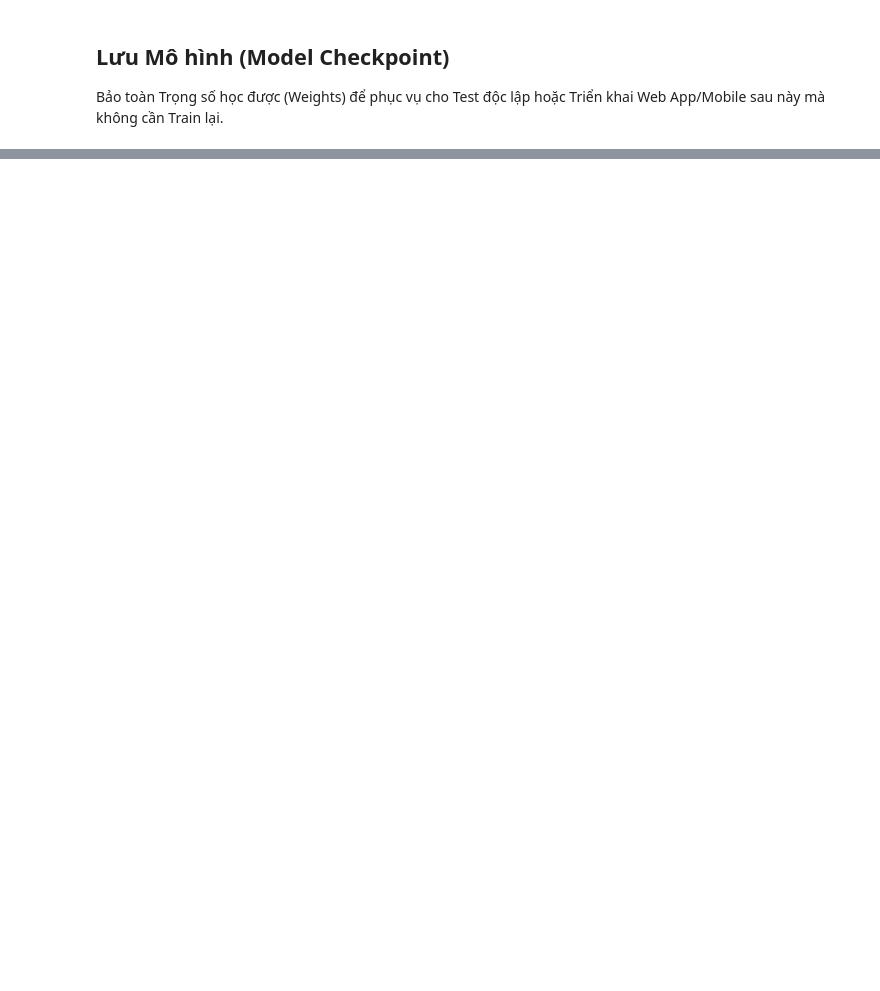
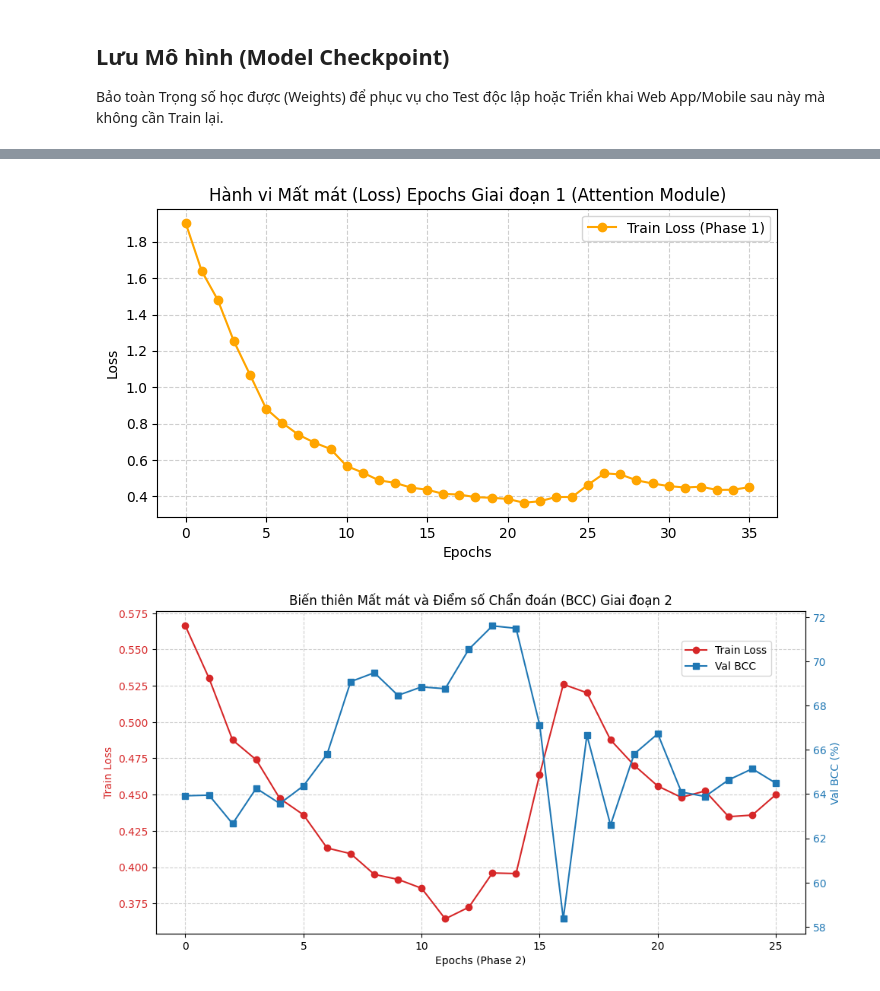
Before and after one commit to phamquocduc/PBL7, a Jupyter notebook: src/Model_training/MetaBlock_Fusion/04c_MetaBlock_PiT.ipynb, the cells around one changed output, grey strips where cells are left out. Cells and saved outputs as stored; diff of their text form; code cells hidden in the pictures; blank space fills up the shorter version.

```diff
--- a/src/Model_training/MetaBlock_Fusion/04c_MetaBlock_PiT.ipynb
+++ b/src/Model_training/MetaBlock_Fusion/04c_MetaBlock_PiT.ipynb
@@ -181,0 +202,43 @@ print(f"✅ Đã lưu trọng số mô hình tại: {save_path}")
+# %%
+import matplotlib.pyplot as plt
+import numpy as np
+
+# Data extracted verbatim from your previous training outputs
+train_loss_p1 = [1.905, 1.6397, 1.48, 1.2528, 1.0685, 0.8821, 0.8039, 0.739, 0.6949, 0.6601, 0.5663, 0.5303, 0.4876, 0.474, 0.4473, 0.4361, 0.4132, 0.4093, 0.395, 0.3916, 0.3855, 0.3644, 0.3724, 0.396, 0.3956, 0.4639, 0.526, 0.5202, 0.4877, 0.4702, 0.4559, 0.4481, 0.4525, 0.4348, 0.4359, 0.45]
+train_loss_p2 = [0.5663, 0.5303, 0.4876, 0.474, 0.4473, 0.4361, 0.4132, 0.4093, 0.395, 0.3916, 0.3855, 0.3644, 0.3724, 0.396, 0.3956, 0.4639, 0.526, 0.5202, 0.4877, 0.4702, 0.4559, 0.4481, 0.4525, 0.4348, 0.4359, 0.45]
+val_bcc_p2 = [63.92, 63.95, 62.66, 64.26, 63.57, 64.37, 65.8, 69.08, 69.48, 68.46, 68.84, 68.76, 70.54, 71.6, 71.49, 67.12, 58.36, 66.66, 62.6, 65.81, 66.72, 64.09, 63.89, 64.64, 65.14, 64.49]
+
+# Plot Phase 1 Loss (if exists)
+if len(train_loss_p1) > 0:
+    plt.figure(figsize=(8, 4))
+    plt.plot(train_loss_p1, label='Train Loss (Phase 1)', color='orange', marker='o')
+    plt.title('Hành vi Mất mát (Loss) Epochs Giai đoạn 1 (Attention Module)')
+    plt.xlabel('Epochs')
+    plt.ylabel('Loss')
+    plt.grid(True, linestyle='--', alpha=0.6)
+    plt.legend()
+    plt.show()
+
+# Plot Phase 2 Loss and BCC
+fig, ax1 = plt.subplots(figsize=(10, 5))
+
+color = 'tab:red'
+ax1.set_xlabel('Epochs (Phase 2)')
+ax1.set_ylabel('Train Loss', color=color)
+ax1.plot(train_loss_p2, color=color, marker='o', label='Train Loss')
+ax1.tick_params(axis='y', labelcolor=color)
+
+ax2 = ax1.twinx()
+color = 'tab:blue'
+ax2.set_ylabel('Val BCC (%)', color=color)
+ax2.plot(val_bcc_p2, color=color, marker='s', label='Val BCC')
+ax2.tick_params(axis='y', labelcolor=color)
+
+fig.tight_layout()
+plt.title('Biến thiên Mất mát và Điểm số Chẩn đoán (BCC) Giai đoạn 2')
+ax1.grid(True, linestyle='--', alpha=0.6)
+fig.legend(loc='upper right', bbox_to_anchor=(0.9, 0.9))
+plt.show()
+# %% [output]
+[figure, added]
+[figure, added]
```
Also changed, not shown: parts of 5 cells of this notebook, 2 other files.
